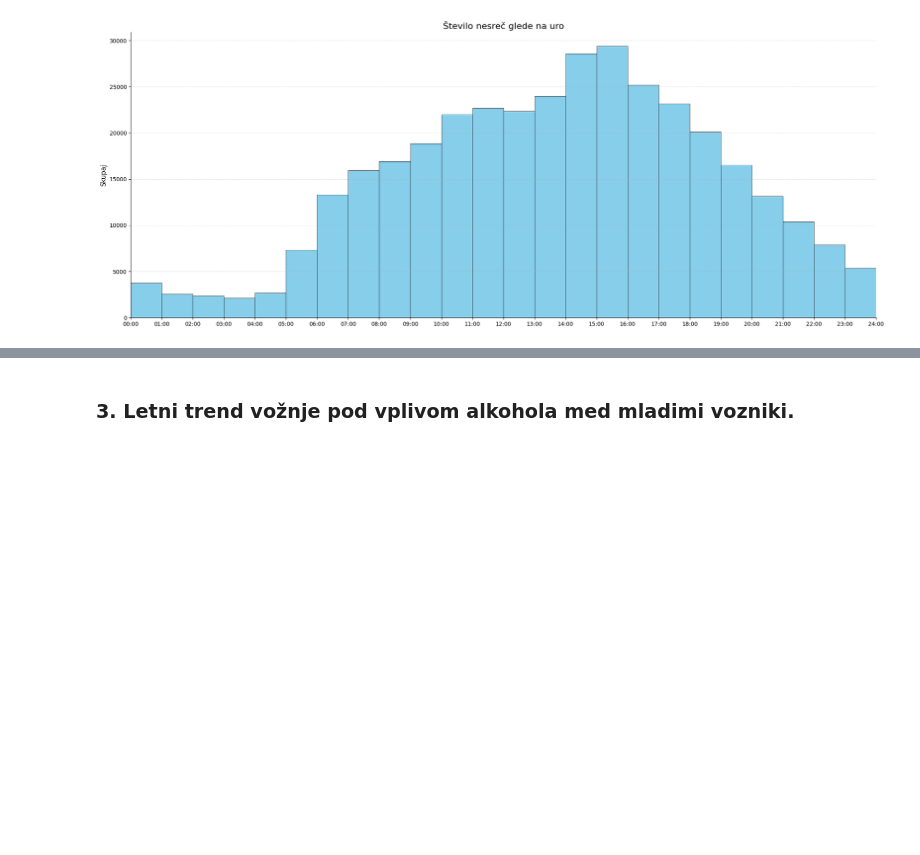
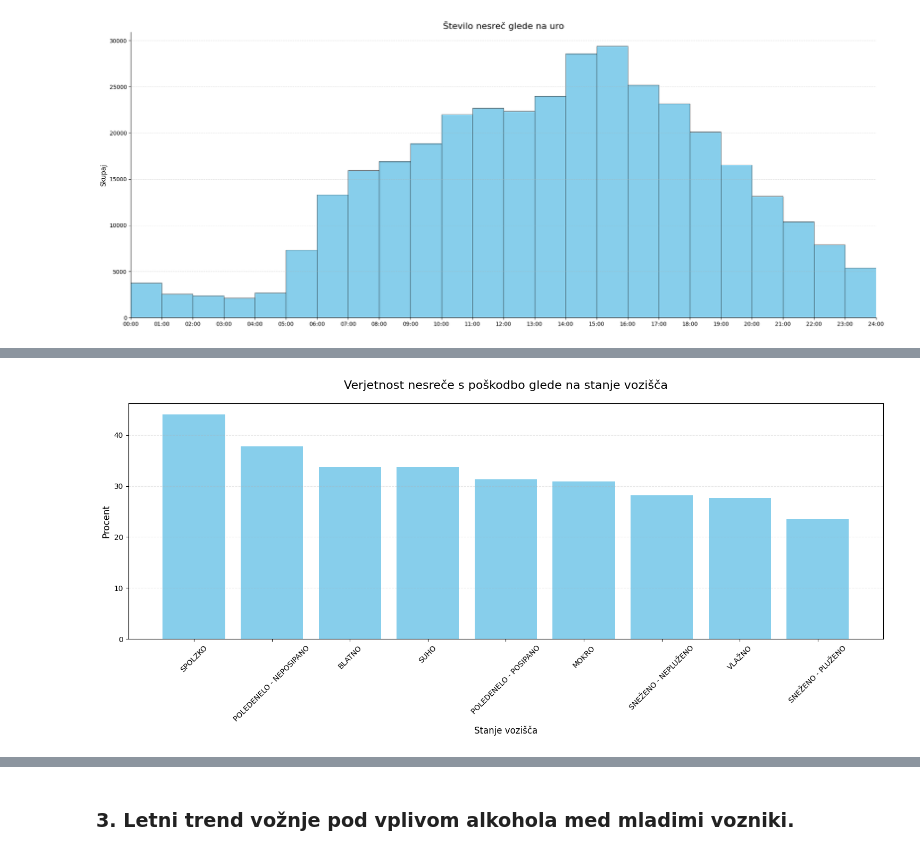
Before and after one commit to PatrikFurlan/PR2615, a Jupyter notebook: notebook.ipynb, the cells around one changed output, grey strips where cells are left out. Drawn from its saved outputs; the diff is of its cells as text; code cells hidden in the pictures; blank space fills up the shorter version.

```diff
--- a/notebook.ipynb
+++ b/notebook.ipynb
@@ -300,0 +248,30 @@ plt.show()
+# %%
+
+master_df = pd.read_csv("merged_clean.csv")
+
+za_izbris = ['NEZNANO', 'OSTALO', 'POŠKODOVANO', 'UDARNE JAME', 'KOLESNICE', 'STOJEČA VODA']
+
+master_df = master_df[~master_df['StanjeVozisca'].isin(za_izbris)]
+
+hujse_kategorije = ['S SMRTNIM IZIDOM', 'S HUDO TELESNO POŠKODBO', 'Z LAŽJO TELESNO POŠKODBO']
+
+total_per_weather = master_df.groupby('StanjeVozisca')['ID'].nunique()
+
+heavy_accidents_df = master_df[master_df['KlasifikacijaNesrece'].isin(hujse_kategorije)]
+heavy_per_weather = heavy_accidents_df.groupby('StanjeVozisca')['ID'].nunique()
+
+normalized_ratios = ((heavy_per_weather / total_per_weather) * 100).fillna(0).sort_values(ascending=False)
+
+plt.figure(figsize=(15, 7))
+bars = plt.bar(normalized_ratios.index, normalized_ratios.values, color='skyblue')
+
+plt.title('Verjetnost nesreče s poškodbo glede na stanje vozišča', fontsize=16, pad=20)
+plt.ylabel('Procent', fontsize=12)
+plt.xlabel('Stanje vozišča', fontsize=12)
+plt.xticks(rotation=45)
+plt.grid(axis='y', linestyle='--', alpha=0.3)
+
+plt.tight_layout()
+plt.show()
+# %% [output]
+[figure, added]
```
Also changed, not shown: parts of 14 cells of this notebook, 2 other files.
